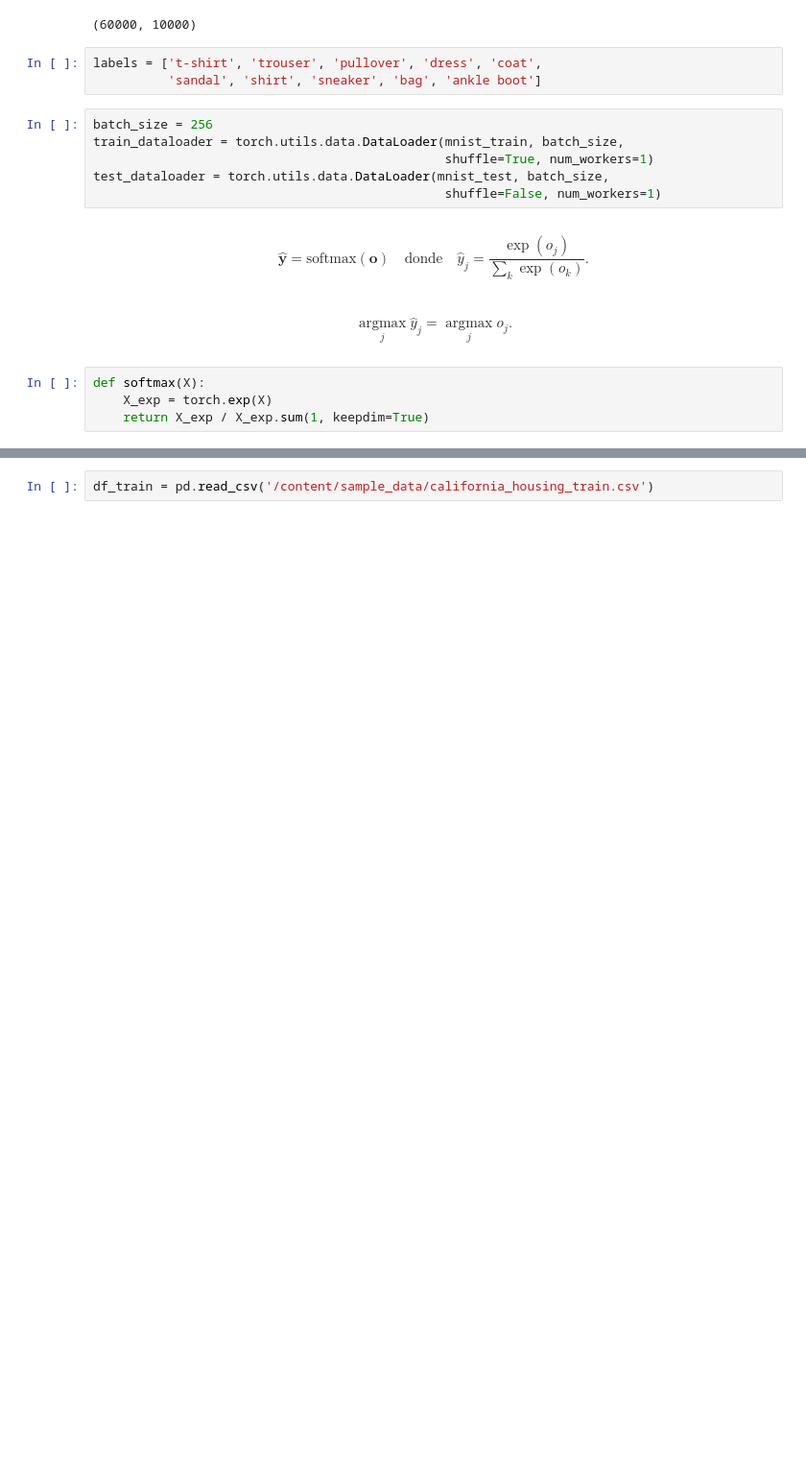
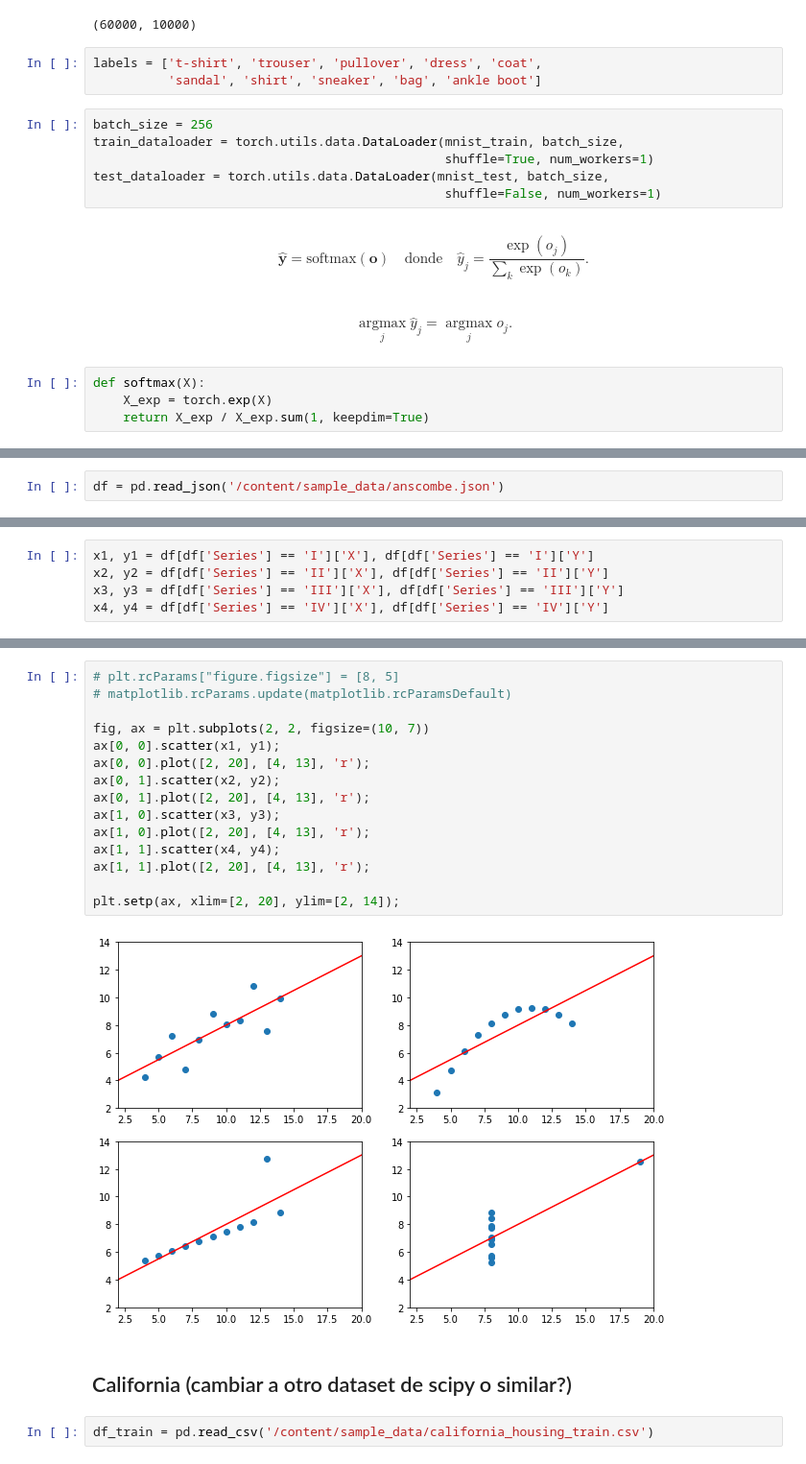
Before and after one commit to ramajoballester/mil_deeplearning, a Jupyter notebook: 1_introduccion.ipynb, the cells around one changed output, grey strips where cells are left out. Shown: that part at 96% size. Saved outputs shown, nothing was run; the diff lists cells and outputs as text; blank space fills up the shorter version.

```diff
--- a/1_introduccion.ipynb
+++ b/1_introduccion.ipynb
@@ -343,0 +640,2 @@ import pandas as pd
+# %%
+df = pd.read_json('/content/sample_data/anscombe.json')
@@ -343,0 +651,5 @@ import pandas as pd
+# %%
+x1, y1 = df[df['Series'] == 'I']['X'], df[df['Series'] == 'I']['Y']
+x2, y2 = df[df['Series'] == 'II']['X'], df[df['Series'] == 'II']['Y']
+x3, y3 = df[df['Series'] == 'III']['X'], df[df['Series'] == 'III']['Y']
+x4, y4 = df[df['Series'] == 'IV']['X'], df[df['Series'] == 'IV']['Y']
@@ -344,2 +671,21 @@ import pandas as pd
+# %%
+# plt.rcParams["figure.figsize"] = [8, 5]
+# matplotlib.rcParams.update(matplotlib.rcParamsDefault)
+
+fig, ax = plt.subplots(2, 2, figsize=(10, 7))
+ax[0, 0].scatter(x1, y1);
+ax[0, 0].plot([2, 20], [4, 13], 'r');
+ax[0, 1].scatter(x2, y2);
+ax[0, 1].plot([2, 20], [4, 13], 'r');
+ax[1, 0].scatter(x3, y3);
+ax[1, 0].plot([2, 20], [4, 13], 'r');
+ax[1, 1].scatter(x4, y4);
+ax[1, 1].plot([2, 20], [4, 13], 'r');
+
+plt.setp(ax, xlim=[2, 20], ylim=[2, 14]);
+# %% [output]
+[figure, added]
+# %% [markdown]
+## California (cambiar a otro dataset de scipy o similar?)
 # %%
 df_train = pd.read_csv('/content/sample_data/california_housing_train.csv')
```
Also changed, not shown: parts of 56 cells of this notebook.
